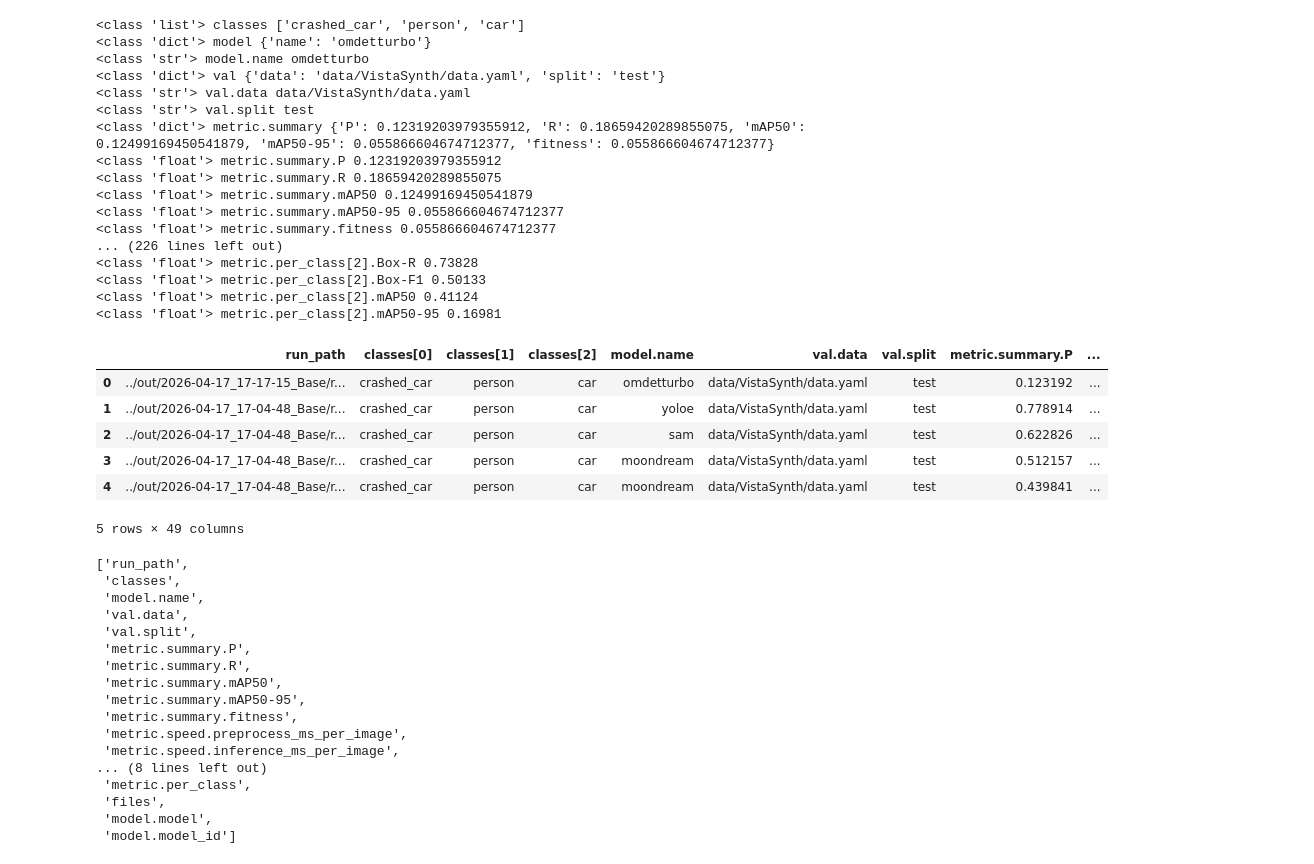
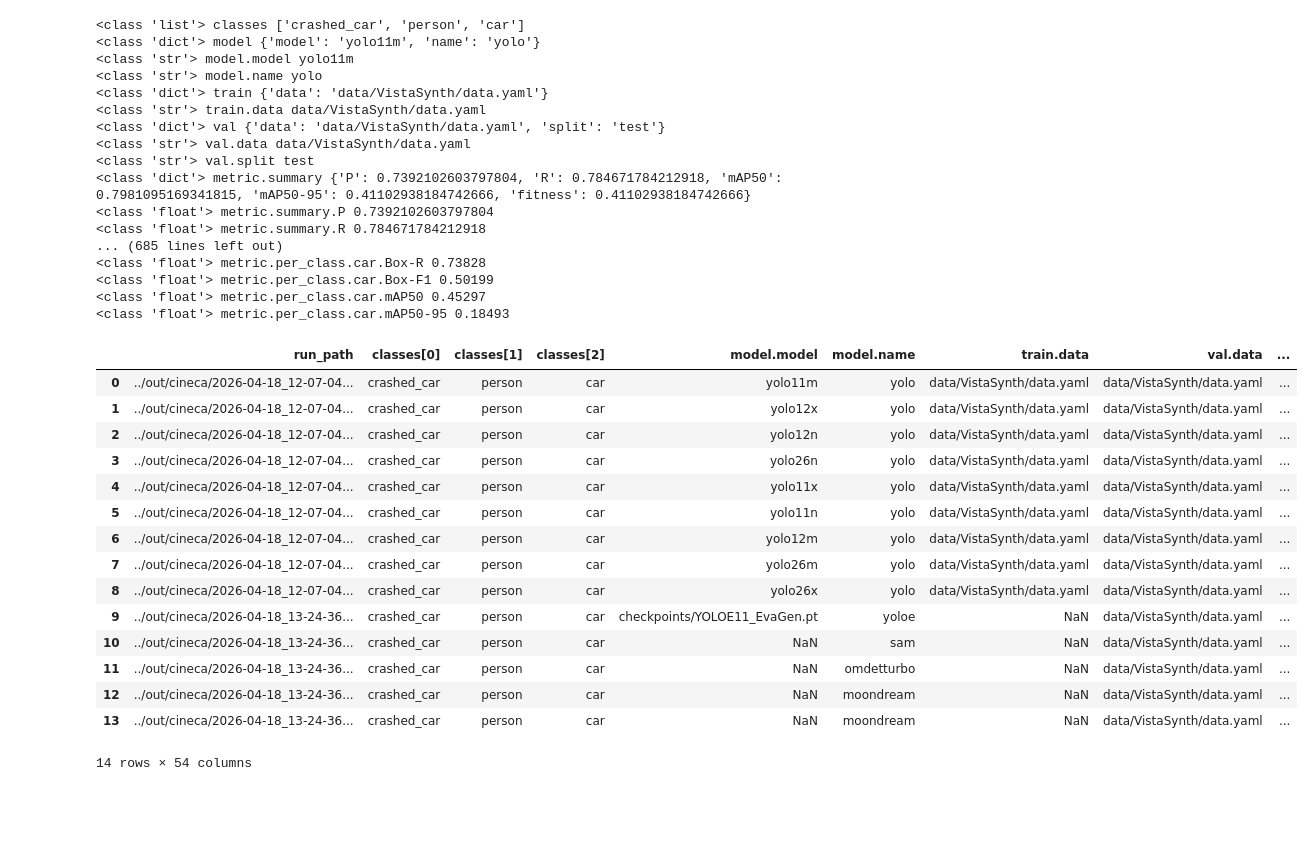
Before and after one commit to pasqualedem/VISTA, a Jupyter notebook: notebooks/aggregate.ipynb, the cells around one changed output. Cells and saved outputs as stored; diff of their text form; code cells hidden in the pictures; blank space fills up the shorter version.

Commit message:
yoloe fix

```diff
--- a/notebooks/aggregate.ipynb
+++ b/notebooks/aggregate.ipynb
@@ -69,53 +69,42 @@ def collect_runs(root: str | os.PathLike) -> pd.DataFrame:
 
     return pd.DataFrame(rows)
 # %%
-OUT_DIR = "../out"
+OUT_DIR = "../out/cineca"
 
-df = collect_runs(OUT_DIR)
-df
+res_df = collect_runs(OUT_DIR)
+res_df
 # %% [output]
 <class 'list'> classes ['crashed_car', 'person', 'car']
-<class 'dict'> model {'name': 'omdetturbo'}
-<class 'str'> model.name omdetturbo
+<class 'dict'> model {'model': 'yolo11m', 'name': 'yolo'}
+<class 'str'> model.model yolo11m
+<class 'str'> model.name yolo
+<class 'dict'> train {'data': 'data/VistaSynth/data.yaml'}
+<class 'str'> train.data data/VistaSynth/data.yaml
 <class 'dict'> val {'data': 'data/VistaSynth/data.yaml', 'split': 'test'}
 <class 'str'> val.data data/VistaSynth/data.yaml
 <class 'str'> val.split test
-<class 'dict'> metric.summary {'P': 0.12319203979355912, 'R': 0.18659420289855075, 'mAP50': 0.12499169450541879, 'mAP50-95': 0.055866604674712377, 'fitness': 0.055866604674712377}
-<class 'float'> metric.summary.P 0.12319203979355912
-<class 'float'> metric.summary.R 0.18659420289855075
-<class 'float'> metric.summary.mAP50 0.12499169450541879
-<class 'float'> metric.summary.mAP50-95 0.055866604674712377
-<class 'float'> metric.summary.fitness 0.055866604674712377
-... (226 lines left out)
-<class 'float'> metric.per_class[2].Box-R 0.73828
-<class 'float'> metric.per_class[2].Box-F1 0.50133
-<class 'float'> metric.per_class[2].mAP50 0.41124
-<class 'float'> metric.per_class[2].mAP50-95 0.16981
+<class 'dict'> metric.summary {'P': 0.7392102603797804, 'R': 0.784671784212918, 'mAP50': 0.7981095169341815, 'mAP50-95': 0.41102938184742666, 'fitness': 0.41102938184742666}
+<class 'float'> metric.summary.P 0.7392102603797804
+<class 'float'> metric.summary.R 0.784671784212918
+... (685 lines left out)
+<class 'float'> metric.per_class.car.Box-R 0.73828
+<class 'float'> metric.per_class.car.Box-F1 0.50199
+<class 'float'> metric.per_class.car.mAP50 0.45297
+<class 'float'> metric.per_class.car.mAP50-95 0.18493
-|  | run_path | classes[0] | classes[1] | classes[2] | model.name | val.data | val.split | metric.summary.P | ... |
-| 0 | ../out/2026-04-17_17-17-15_Base/r... | crashed_car | person | car | omdetturbo | data/VistaSynth/data.yaml | test | 0.123192 | ... |
-| 1 | ../out/2026-04-17_17-04-48_Base/r... | crashed_car | person | car | yoloe | data/VistaSynth/data.yaml | test | 0.778914 | ... |
-| 2 | ../out/2026-04-17_17-04-48_Base/r... | crashed_car | person | car | sam | data/VistaSynth/data.yaml | test | 0.622826 | ... |
-| 3 | ../out/2026-04-17_17-04-48_Base/r... | crashed_car | person | car | moondream | data/VistaSynth/data.yaml | test | 0.512157 | ... |
-| 4 | ../out/2026-04-17_17-04-48_Base/r... | crashed_car | person | car | moondream | data/VistaSynth/data.yaml | test | 0.439841 | ... |
+|  | run_path | classes[0] | classes[1] | classes[2] | model.model | model.name | train.data | val.data | ... |
+| 0 | ../out/cineca/2026-04-18_12-07-04... | crashed_car | person | car | yolo11m | yolo | data/VistaSynth/data.yaml | data/VistaSynth/data.yaml | ... |
+| 1 | ../out/cineca/2026-04-18_12-07-04... | crashed_car | person | car | yolo12x | yolo | data/VistaSynth/data.yaml | data/VistaSynth/data.yaml | ... |
+| 2 | ../out/cineca/2026-04-18_12-07-04... | crashed_car | person | car | yolo12n | yolo | data/VistaSynth/data.yaml | data/VistaSynth/data.yaml | ... |
+| 3 | ../out/cineca/2026-04-18_12-07-04... | crashed_car | person | car | yolo26n | yolo | data/VistaSynth/data.yaml | data/VistaSynth/data.yaml | ... |
+| 4 | ../out/cineca/2026-04-18_12-07-04... | crashed_car | person | car | yolo11x | yolo | data/VistaSynth/data.yaml | data/VistaSynth/data.yaml | ... |
+| 5 | ../out/cineca/2026-04-18_12-07-04... | crashed_car | person | car | yolo11n | yolo | data/VistaSynth/data.yaml | data/VistaSynth/data.yaml | ... |
+| 6 | ../out/cineca/2026-04-18_12-07-04... | crashed_car | person | car | yolo12m | yolo | data/VistaSynth/data.yaml | data/VistaSynth/data.yaml | ... |
+| 7 | ../out/cineca/2026-04-18_12-07-04... | crashed_car | person | car | yolo26m | yolo | data/VistaSynth/data.yaml | data/VistaSynth/data.yaml | ... |
+| 8 | ../out/cineca/2026-04-18_12-07-04... | crashed_car | person | car | yolo26x | yolo | data/VistaSynth/data.yaml | data/VistaSynth/data.yaml | ... |
+| 9 | ../out/cineca/2026-04-18_13-24-36... | crashed_car | person | car | checkpoints/YOLOE11_EvaGen.pt | yoloe | NaN | data/VistaSynth/data.yaml | ... |
+| 10 | ../out/cineca/2026-04-18_13-24-36... | crashed_car | person | car | NaN | sam | NaN | data/VistaSynth/data.yaml | ... |
+| 11 | ../out/cineca/2026-04-18_13-24-36... | crashed_car | person | car | NaN | omdetturbo | NaN | data/VistaSynth/data.yaml | ... |
+| 12 | ../out/cineca/2026-04-18_13-24-36... | crashed_car | person | car | NaN | moondream | NaN | data/VistaSynth/data.yaml | ... |
+| 13 | ../out/cineca/2026-04-18_13-24-36... | crashed_car | person | car | NaN | moondream | NaN | data/VistaSynth/data.yaml | ... |
-5 rows × 49 columns
+14 rows × 54 columns
-# %%
-list(df.columns)
-# %% [output]
-['run_path',
- 'classes',
- 'model.name',
- 'val.data',
- 'val.split',
- 'metric.summary.P',
- 'metric.summary.R',
- 'metric.summary.mAP50',
- 'metric.summary.mAP50-95',
- 'metric.summary.fitness',
- 'metric.speed.preprocess_ms_per_image',
- 'metric.speed.inference_ms_per_image',
-... (8 lines left out)
- 'metric.per_class',
- 'files',
- 'model.model',
- 'model.model_id']
 # %%
```
Also changed, not shown: parts of 2 cells of this notebook, 3 other files.
